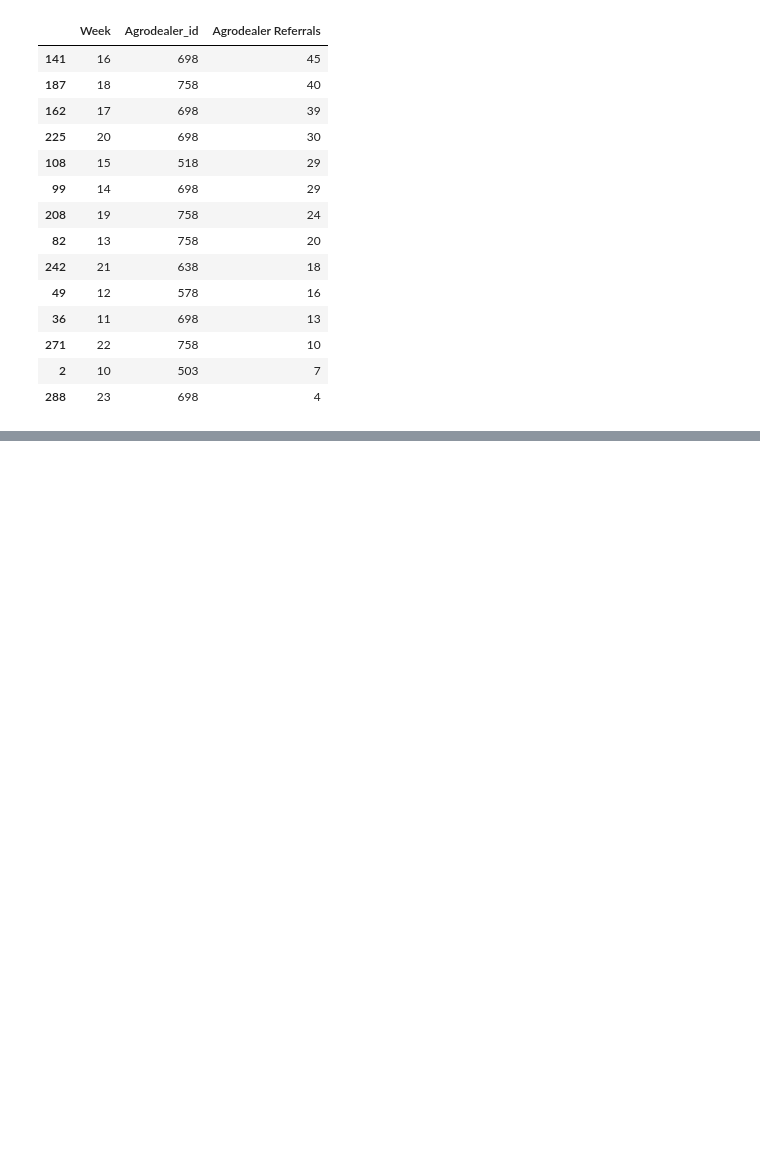
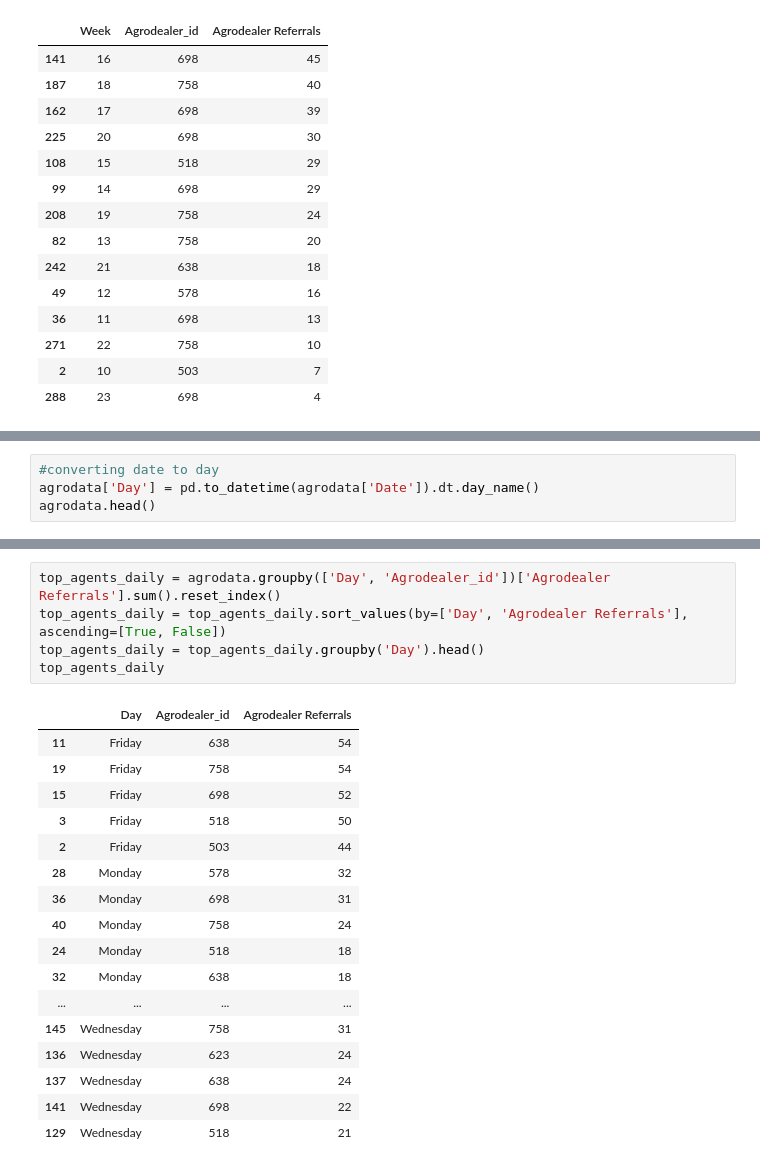
Before and after one commit to Veekits/Logistics-Time-Series, a Jupyter notebook: Logistics time series.ipynb, the cells around one changed output, grey strips where cells are left out. Cells and saved outputs as stored; diff of their text form; blank space fills up the shorter version.

```diff
--- a/Logistics time series.ipynb
+++ b/Logistics time series.ipynb
@@ -182,0 +196,4 @@ KeyError: 'Agrodealer_Referrals'
+# %%
+#converting date to day
+agrodata['Day'] = pd.to_datetime(agrodata['Date']).dt.day_name()
+agrodata.head()
@@ -182,0 +207,23 @@ KeyError: 'Agrodealer_Referrals'
+# %%
+top_agents_daily = agrodata.groupby(['Day', 'Agrodealer_id'])['Agrodealer Referrals'].sum().reset_index()
+top_agents_daily = top_agents_daily.sort_values(by=['Day', 'Agrodealer Referrals'], ascending=[True, False])
+top_agents_daily = top_agents_daily.groupby('Day').head()
+top_agents_daily
+# %% [output]
+|  | Day | Agrodealer_id | Agrodealer Referrals |
+| 11 | Friday | 638 | 54 |
+| 19 | Friday | 758 | 54 |
+| 15 | Friday | 698 | 52 |
+| 3 | Friday | 518 | 50 |
+| 2 | Friday | 503 | 44 |
+| 28 | Monday | 578 | 32 |
+| 36 | Monday | 698 | 31 |
+| 40 | Monday | 758 | 24 |
+| 24 | Monday | 518 | 18 |
+| 32 | Monday | 638 | 18 |
+| ... | ... | ... | ... |
+| 145 | Wednesday | 758 | 31 |
+| 136 | Wednesday | 623 | 24 |
+| 137 | Wednesday | 638 | 24 |
+| 141 | Wednesday | 698 | 22 |
+| 129 | Wednesday | 518 | 21 |
```
Also changed, not shown: parts of 3 cells of this notebook.
